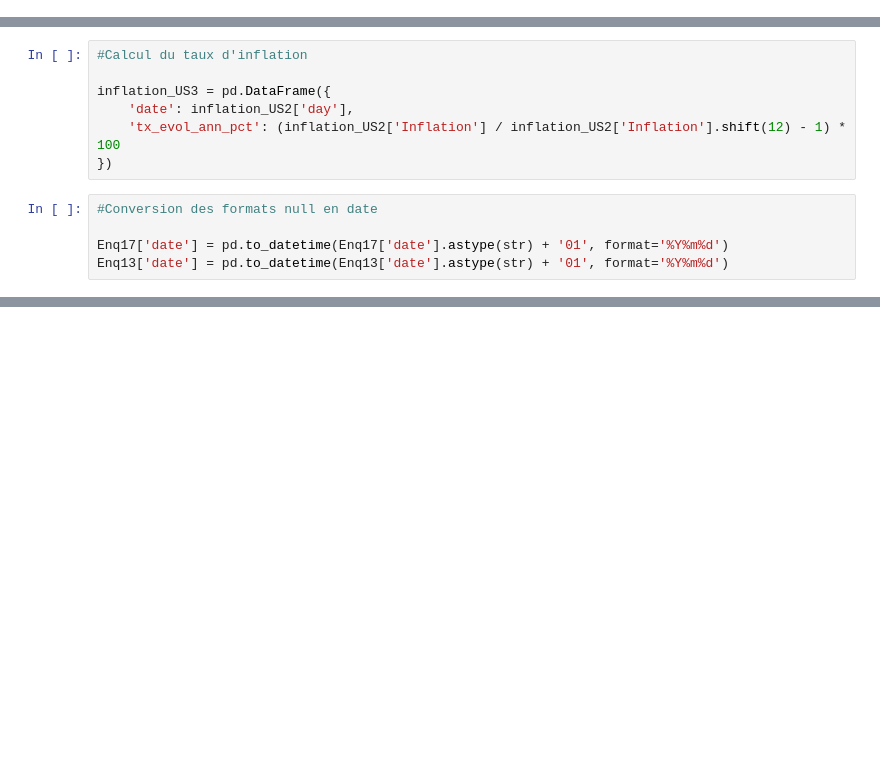
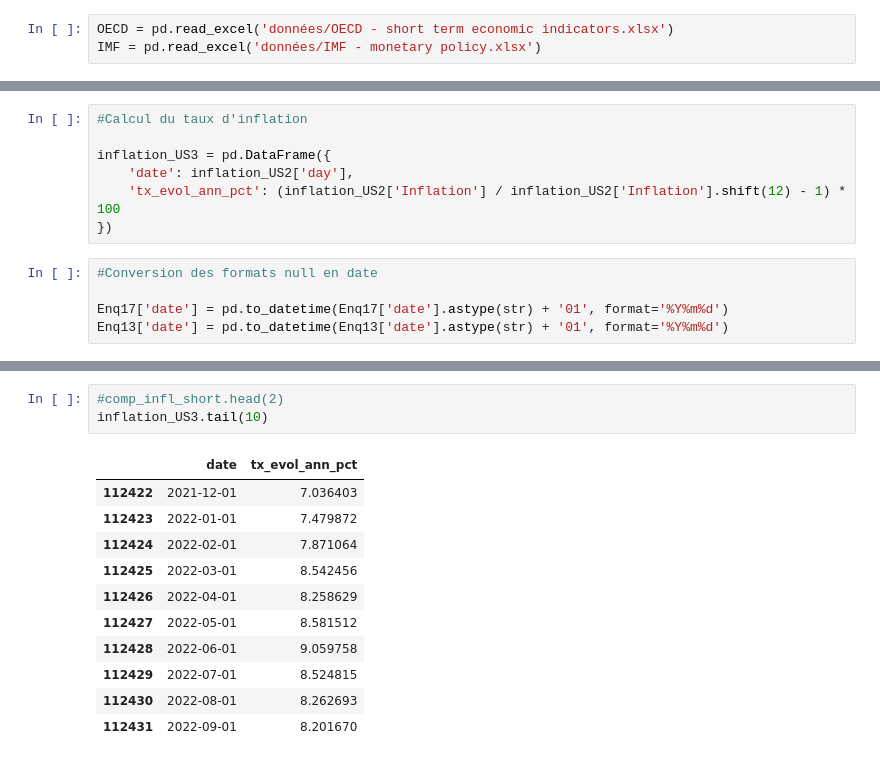
Before and after one commit to Jeremstar/-a-va-pr-dire-l-inflation-s-v-re, a Jupyter notebook: notebook_initial.ipynb, the cells around one changed output, grey strips where cells are left out. Saved outputs shown, nothing was run; the diff lists cells and outputs as text; blank space fills up the shorter version.

```diff
--- a/notebook_initial.ipynb
+++ b/notebook_initial.ipynb
@@ -11,0 +17,3 @@ df = pd.read_excel(url)
+# %%
+OECD = pd.read_excel('données/OECD - short term economic indicators.xlsx')
+IMF = pd.read_excel('données/IMF - monetary policy.xlsx')
@@ -67,3 +111,18 @@ comp_infl_short['dif'] = comp_infl_short['expected'] - comp_infl_short['tx_evol_
+# %%
+#comp_infl_short.head(2)
+inflation_US3.tail(10)
+# %% [output]
+|  | date | tx_evol_ann_pct |
+| 112422 | 2021-12-01 | 7.036403 |
+| 112423 | 2022-01-01 | 7.479872 |
+| 112424 | 2022-02-01 | 7.871064 |
+| 112425 | 2022-03-01 | 8.542456 |
+| 112426 | 2022-04-01 | 8.258629 |
+| 112427 | 2022-05-01 | 8.581512 |
+| 112428 | 2022-06-01 | 9.059758 |
+| 112429 | 2022-07-01 | 8.524815 |
+| 112430 | 2022-08-01 | 8.262693 |
+| 112431 | 2022-09-01 | 8.201670 |
 # %%
 #Comparaison pour du moyen terme
 
```
Also changed, not shown: parts of 12 cells of this notebook.
